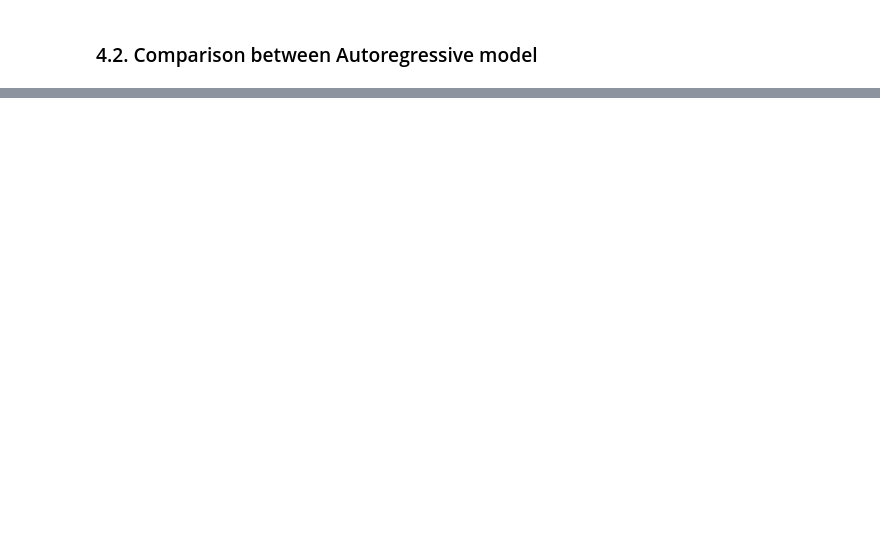
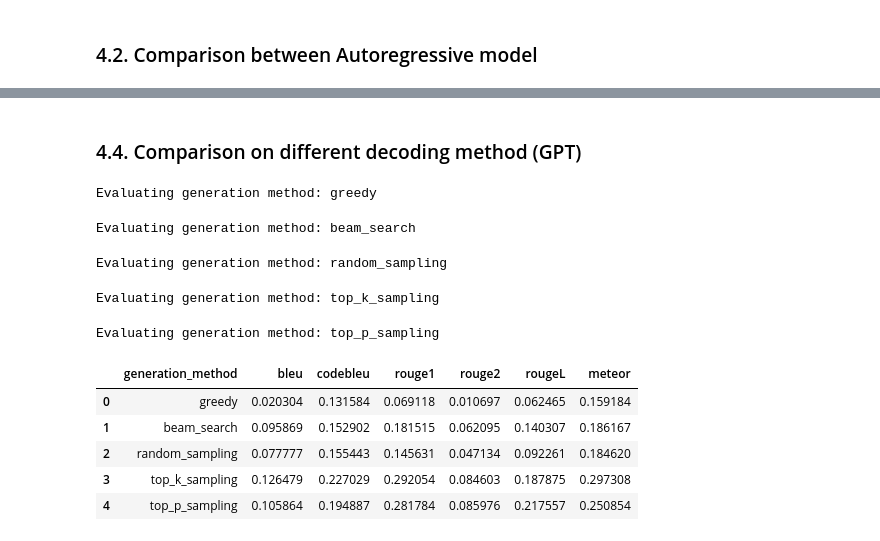
Before and after one commit to 18520339/python-auto-coder, a Jupyter notebook: code_generation_evaluation.ipynb, the cells around one changed output, grey strips where cells are left out. Saved outputs shown, nothing was run; the diff lists cells and outputs as text; code cells hidden in the pictures; blank space fills up the shorter version.

```diff
--- a/code_generation_evaluation.ipynb
+++ b/code_generation_evaluation.ipynb
@@ -456,0 +476,50 @@ Evaluating generation method: top_p_sampling
+# %% [markdown]
+### 4.4. Comparison on different decoding method (GPT)
+# %%
+selected_model_name = "GPT2-base (finetuned)" ## you can set it to another model ##
+model = all_models[selected_model_name]["model"]
+tokenizer = all_models[selected_model_name]["tokenizer"]
+
+## different schema config
+generation_schemas =  {
+    "greedy": {"do_sample": False, "num_beams": 1},
+    "beam_search": {"do_sample": False, "num_beams": 5, "early_stopping": True},
+    "random_sampling": {"do_sample": True, "temperature": 0.6, "top_k": 0},
+    "top_k_sampling": {"do_sample": True, "top_k": 50},
+    "top_p_sampling": {"do_sample": True, "top_p": 0.9, "top_k": 0},
+}
+
+schema_results_df = pd.DataFrame(columns=["generation_method", "bleu", "codebleu", "rouge1", "rouge2", "rougeL", "meteor"])
+for schema in generation_schemas:
+  print(f"Evaluating generation method: {schema}")
+  schema_config = generation_schemas[schema]
+
+  ### EVAL FROM SCRATCH ###
+  metrics, preds = evaluate_autoregressive_model(model, tokenizer, cleaned_cpa_test_set.select(range(5)), schema_config, max_new_tokens=256)
+
+  # Save pred path for later use
+  # with open(os.path.join(saved_predictions_path, f"{model_name}_{schema}_predictions.pkl"), "wb") as f:
+  #   pickle.dump(preds, f)
+
+  schema_results_df.loc[len(schema_results_df)] = [schema, metrics['bleu'], metrics["codebleu"], metrics['rouge1'], metrics['rouge2'], metrics['rougeL'], metrics['meteor']]
+
+  ### EVAL FROM SAVED PREDICTIONS
+  # with open(os.path.join(saved_predictions_path, f"{model_name}_{schema}_predictions.pkl"), "rb") as f:
+  #   preds = pickle.load(f)
+  # metrics = compute_metrics(preds, tokenizer)
+  # schema_results_df.loc[len(schema_results_df)] = [schema, metrics['bleu'], metrics["codebleu"], metrics['rouge1'], metrics['rouge2'], metrics['rougeL'], metrics['meteor']]
+
+# schema_results_df.to_excel(os.path.join(saved_results_path, "generation_method_comparison_results_gpt.xlsx"))
+schema_results_df
+# %% [output]
+Evaluating generation method: greedy
+Evaluating generation method: beam_search
+Evaluating generation method: random_sampling
+Evaluating generation method: top_k_sampling
+Evaluating generation method: top_p_sampling
+|  | generation_method | bleu | codebleu | rouge1 | rouge2 | rougeL | meteor |
+| 0 | greedy | 0.020304 | 0.131584 | 0.069118 | 0.010697 | 0.062465 | 0.159184 |
+| 1 | beam_search | 0.095869 | 0.152902 | 0.181515 | 0.062095 | 0.140307 | 0.186167 |
+| 2 | random_sampling | 0.077777 | 0.155443 | 0.145631 | 0.047134 | 0.092261 | 0.184620 |
+| 3 | top_k_sampling | 0.126479 | 0.227029 | 0.292054 | 0.084603 | 0.187875 | 0.297308 |
+| 4 | top_p_sampling | 0.105864 | 0.194887 | 0.281784 | 0.085976 | 0.217557 | 0.250854 |
```
Also changed, not shown: parts of 9 cells of this notebook.
